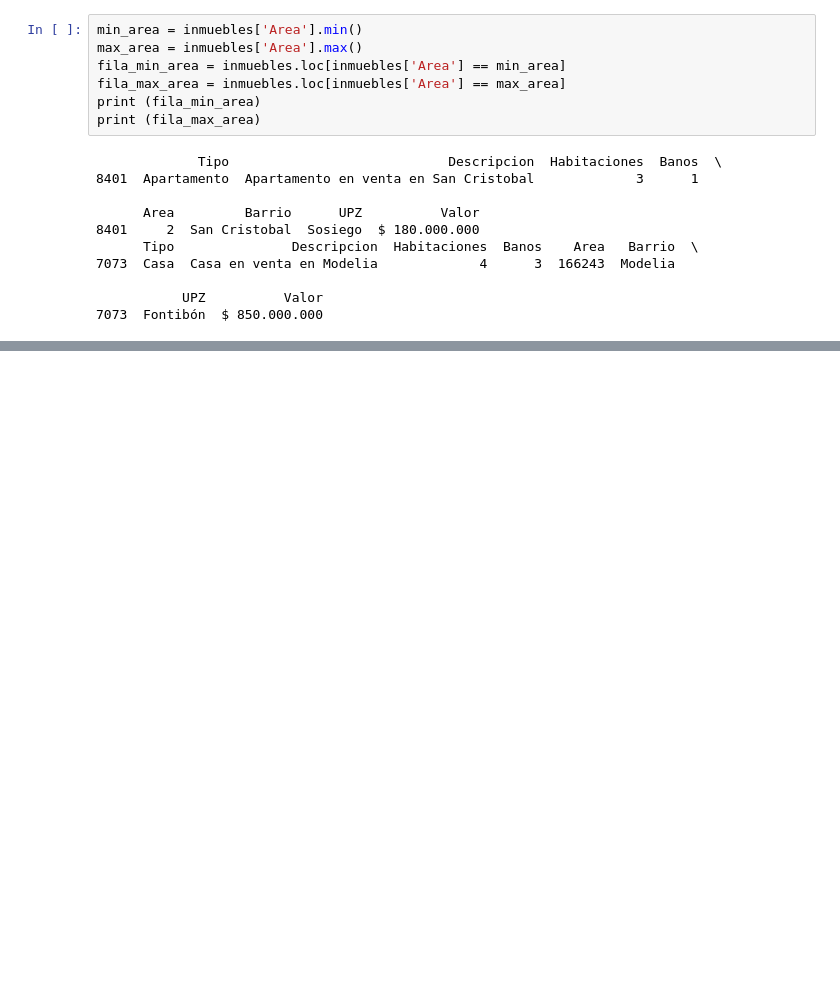
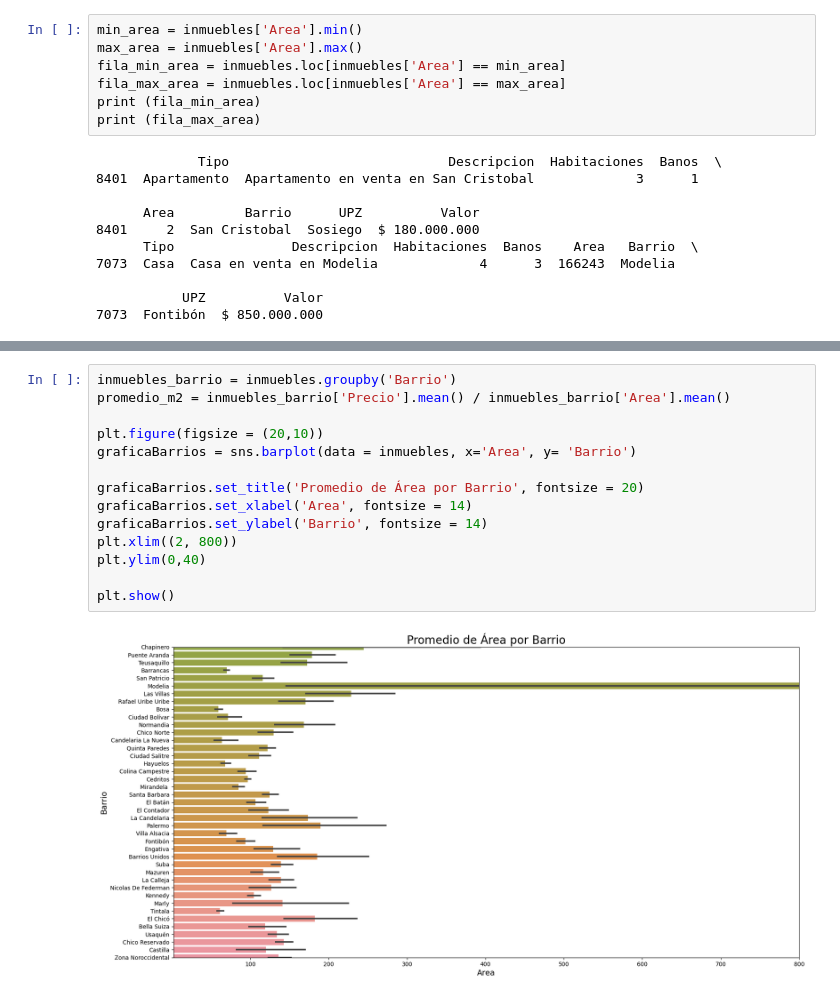
Before and after one commit to GriselOrtizClavijo/Inmersion_De_Datos, a Jupyter notebook: InmersionDatosAula1.ipynb, the cells around one changed output, grey strips where cells are left out. Saved outputs shown, nothing was run; the diff lists cells and outputs as text; blank space fills up the shorter version.

```diff
--- a/InmersionDatosAula1.ipynb
+++ b/InmersionDatosAula1.ipynb
@@ -288,0 +542,16 @@ print (fila_max_area)
+# %%
+inmuebles_barrio = inmuebles.groupby('Barrio')
+promedio_m2 = inmuebles_barrio['Precio'].mean() / inmuebles_barrio['Area'].mean()
+
+plt.figure(figsize = (20,10))
+graficaBarrios = sns.barplot(data = inmuebles, x='Area', y= 'Barrio')
+
+graficaBarrios.set_title('Promedio de Área por Barrio', fontsize = 20)
+graficaBarrios.set_xlabel('Area', fontsize = 14)
+graficaBarrios.set_ylabel('Barrio', fontsize = 14)
+plt.xlim((2, 800))
+plt.ylim(0,40)
+
+plt.show()
+# %% [output]
+[figure, added]
```
Also changed, not shown: parts of 40 cells of this notebook.
